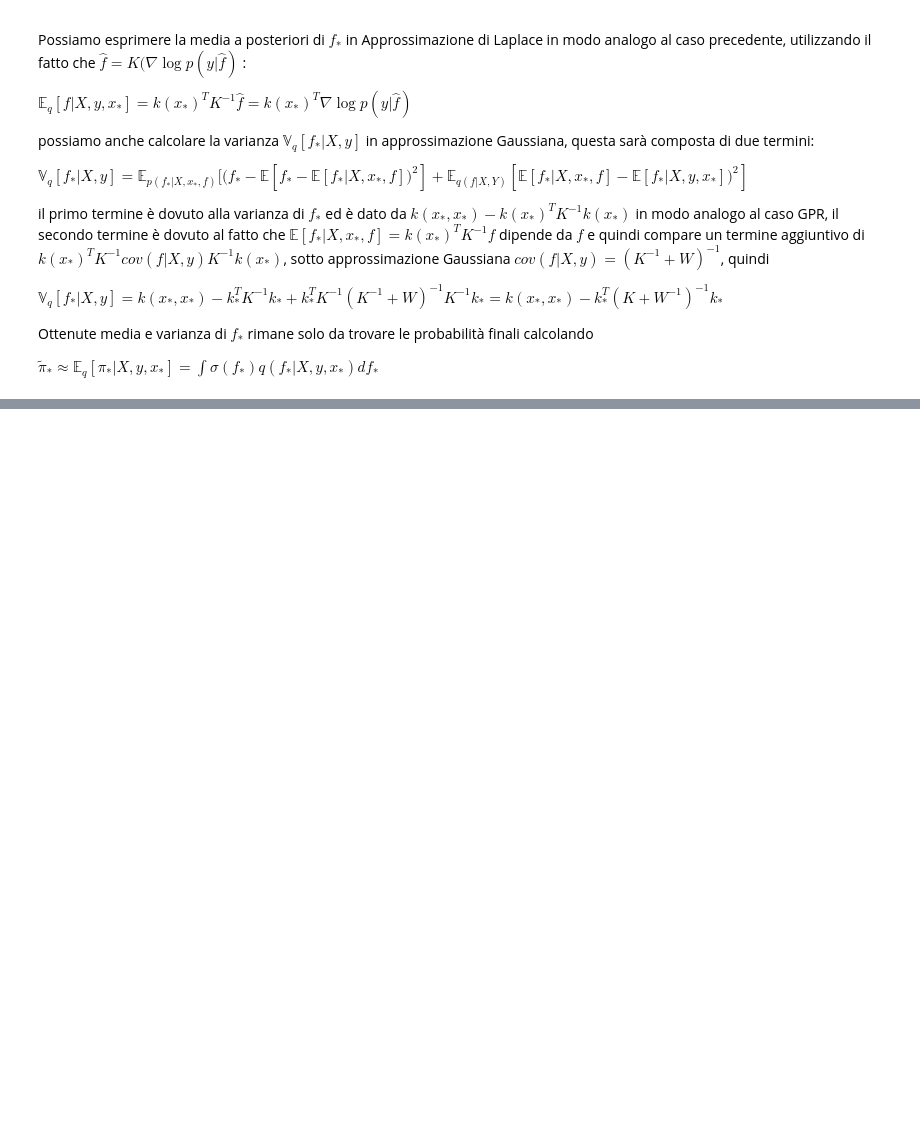
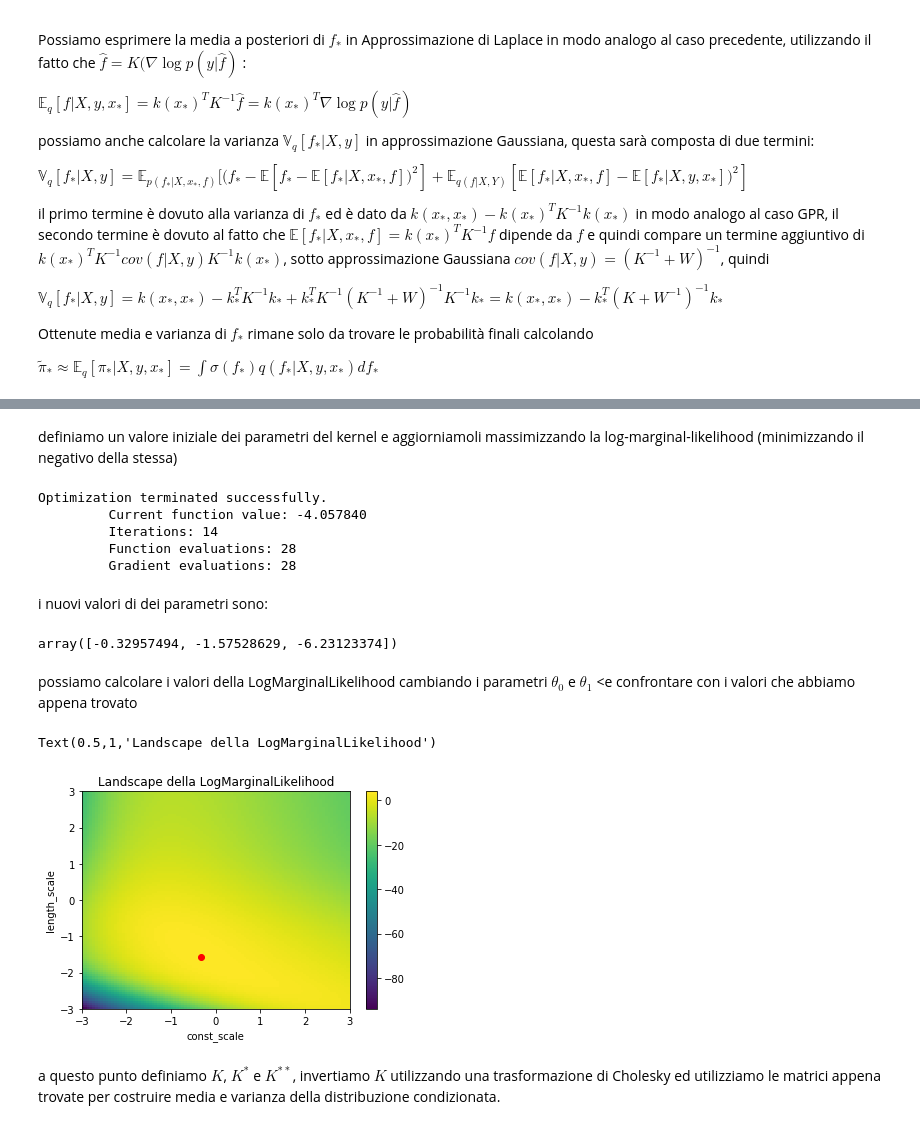
Before and after one commit to filippocastelli/GPnet, a Jupyter notebook: report_notebook.ipynb, the cells around one changed output, grey strips where cells are left out. Saved outputs shown, nothing was run; the diff lists cells and outputs as text; code cells hidden in the pictures; blank space fills up the shorter version.

```diff
--- a/report_notebook.ipynb
+++ b/report_notebook.ipynb
@@ -212,0 +277,8 @@ $\tilde{\pi}_* \approx \mathbb{E}_q [\pi_* \vert X, y, x_*] = \int{\sigma(f_*) q
+# %%
+def logPosterior(theta,*args):
+    data,t = args
+    k = kernel(data,data,theta,wantderiv=False)
+    L = np.linalg.cholesky(k)
+    beta = np.linalg.solve(L.transpose(), np.linalg.solve(L,t))
+    logp = -0.5*np.dot(t.transpose(),beta) - np.sum(np.log(np.diag(L))) - np.shape(data)[0] /2. * np.log(2*np.pi)
+    return -logp
@@ -212,0 +289,58 @@ $\tilde{\pi}_* \approx \mathbb{E}_q [\pi_* \vert X, y, x_*] = \int{\sigma(f_*) q
+# %%
+def gradLogPosterior(theta,*args):
+    #print(args)
+    data,t = args
+    theta = np.squeeze(theta)
+    d = len(theta)
+    K = kernel(data,data,theta,wantderiv=True)
+    L = np.linalg.cholesky(np.squeeze(K[:,:,0]))
+    invk = np.linalg.solve(L.transpose(),np.linalg.solve(L,np.eye(np.shape(data)[0])))
+    dlogpdtheta = np.zeros(d)
+    for d in range(1,len(theta)+1):
+        dlogpdtheta[d-1] = 0.5*np.dot(t.transpose(), np.dot(invk, np.dot(np.squeeze(K[:,:,d]), np.dot(invk,t)))) - 0.5*np.trace(np.dot(invk,np.squeeze(K[:,:,d])))
+
+    return -dlogpdtheta
+# %% [markdown]
+definiamo un valore iniziale dei parametri del kernel e aggiorniamoli massimizzando la log-marginal-likelihood (minimizzando il negativo della stessa)
+# %%
+lengthscale = 1
+constantscale = 1
+noise_scale = 1
+theta = np.array([constantscale,lengthscale,  noise_scale])
+
+theta = so.fmin_cg(logPosterior, theta, fprime=gradLogPosterior, args=(x,t), gtol=1e-4,maxiter=200,disp=1)
+# %% [output]
+Optimization terminated successfully.
+         Current function value: -4.057840
+         Iterations: 14
+         Function evaluations: 28
+         Gradient evaluations: 28
+# %% [markdown]
+i nuovi valori di dei parametri sono:
+# %%
+theta
+# %% [output]
+array([-0.32957494, -1.57528629, -6.23123374])
+# %% [markdown]
+possiamo calcolare i valori della LogMarginalLikelihood cambiando i parametri $\theta_0$ e $\theta_1$ <e confrontare con i valori che abbiamo appena trovato
+# %%
+theta0 = np.linspace(-3, 3, 100)
+theta1 = np.linspace(-3, 3, 100)
+
+Theta0, Theta1 = np.meshgrid(theta0, theta1)
+LML = [[logPosterior([Theta0[i, j], Theta1[i, j], theta[2]], x, t ) for i in range(Theta0.shape[0])] for j in range(Theta1.shape[1])]
+LML = np.squeeze(np.array(LML).T)
+
+fig, ax = pl.subplots()
+cax = ax.pcolor(theta0, theta1, -LML, cmap=cm.viridis)
+vmin, vmax = (-LML).min(), (-LML).max()
+fig.colorbar(cax, ax=ax)
+pl.plot(theta[0], theta[1], 'ro')
+pl.xlabel("const_scale")
+pl.ylabel("length_scale")
+pl.title("Landscape della LogMarginalLikelihood")
+# %% [output]
+Text(0.5,1,'Landscape della LogMarginalLikelihood')
+[figure, added]
+# %% [markdown]
+a questo punto definiamo $K$, $K^*$ e $K^{**}$, invertiamo $K$ utilizzando una trasformazione di Cholesky ed utilizziamo le matrici appena trovate per costruire media e varianza della distribuzione condizionata.
```
Also changed, not shown: parts of 16 cells of this notebook.
